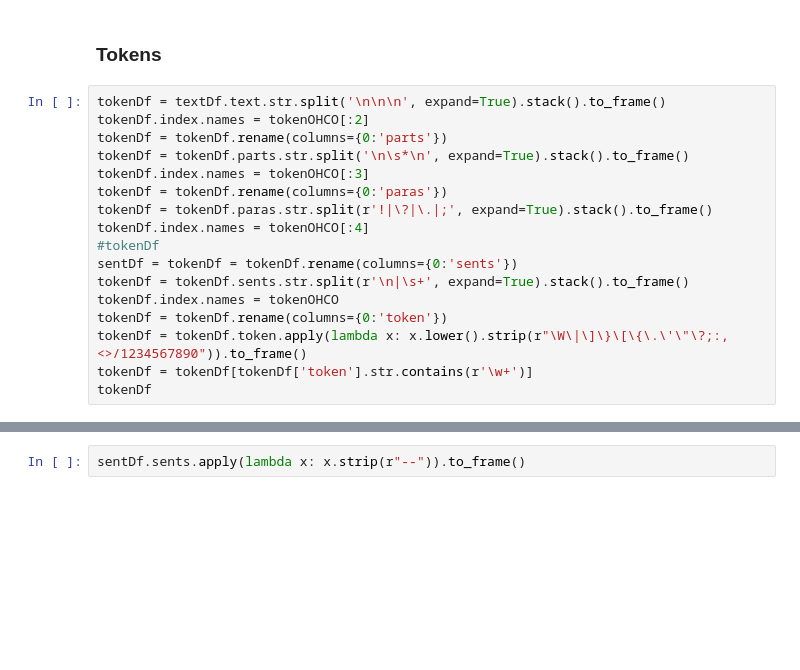
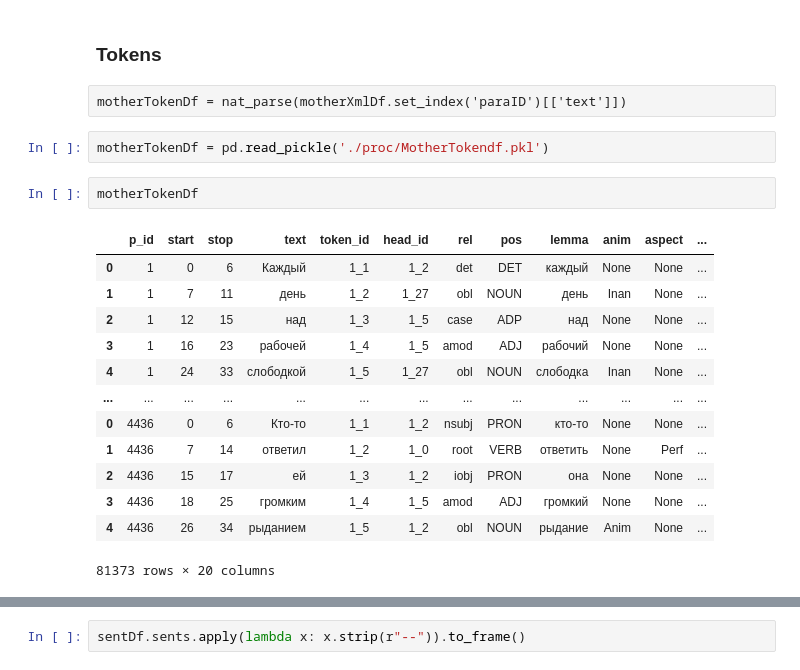
Before and after one commit to kollektivminds/russian-literary-bible, a Jupyter notebook: codebase/text_processing.ipynb, the cells around one changed output, grey strips where cells are left out. Cells and saved outputs as stored; diff of their text form; blank space fills up the shorter version.

```diff
--- a/codebase/text_processing.ipynb
+++ b/codebase/text_processing.ipynb
@@ -201,19 +284,22 @@ Chap 4494
 # %% [markdown]
 ### Tokens
-# %%
-tokenDf = textDf.text.str.split('\n\n\n', expand=True).stack().to_frame()
-tokenDf.index.names = tokenOHCO[:2]
-tokenDf = tokenDf.rename(columns={0:'parts'})
-tokenDf = tokenDf.parts.str.split('\n\s*\n', expand=True).stack().to_frame()
-tokenDf.index.names = tokenOHCO[:3]
-tokenDf = tokenDf.rename(columns={0:'paras'})
-tokenDf = tokenDf.paras.str.split(r'!|\?|\.|;', expand=True).stack().to_frame()
-tokenDf.index.names = tokenOHCO[:4]
-#tokenDf
-sentDf = tokenDf = tokenDf.rename(columns={0:'sents'})
-tokenDf = tokenDf.sents.str.split(r'\n|\s+', expand=True).stack().to_frame()
-tokenDf.index.names = tokenOHCO
-tokenDf = tokenDf.rename(columns={0:'token'})
-tokenDf = tokenDf.token.apply(lambda x: x.lower().strip(r"\W\|\]\}\[\{\.\'\"\?;:,<>/1234567890")).to_frame()
-tokenDf = tokenDf[tokenDf['token'].str.contains(r'\w+')]
-tokenDf
+# %% [raw]
+motherTokenDf = nat_parse(motherXmlDf.set_index('paraID')[['text']])
+# %%
+motherTokenDf = pd.read_pickle('./proc/MotherTokendf.pkl')
+# %%
+motherTokenDf
+# %% [output]
+|  | p_id | start | stop | text | token_id | head_id | rel | pos | lemma | anim | aspect | ... |
+| 0 | 1 | 0 | 6 | Каждый | 1_1 | 1_2 | det | DET | каждый | None | None | ... |
+| 1 | 1 | 7 | 11 | день | 1_2 | 1_27 | obl | NOUN | день | Inan | None | ... |
+| 2 | 1 | 12 | 15 | над | 1_3 | 1_5 | case | ADP | над | None | None | ... |
+| 3 | 1 | 16 | 23 | рабочей | 1_4 | 1_5 | amod | ADJ | рабочий | None | None | ... |
+| 4 | 1 | 24 | 33 | слободкой | 1_5 | 1_27 | obl | NOUN | слободка | Inan | None | ... |
+| ... | ... | ... | ... | ... | ... | ... | ... | ... | ... | ... | ... | ... |
+| 0 | 4436 | 0 | 6 | Кто-то | 1_1 | 1_2 | nsubj | PRON | кто-то | None | None | ... |
+| 1 | 4436 | 7 | 14 | ответил | 1_2 | 1_0 | root | VERB | ответить | None | Perf | ... |
+| 2 | 4436 | 15 | 17 | ей | 1_3 | 1_2 | iobj | PRON | она | None | None | ... |
+| 3 | 4436 | 18 | 25 | громким | 1_4 | 1_5 | amod | ADJ | громкий | None | None | ... |
+| 4 | 4436 | 26 | 34 | рыданием | 1_5 | 1_2 | obl | NOUN | рыдание | Anim | None | ... |
+81373 rows × 20 columns
```
Also changed, not shown: parts of 14 cells of this notebook, 7 other files.
